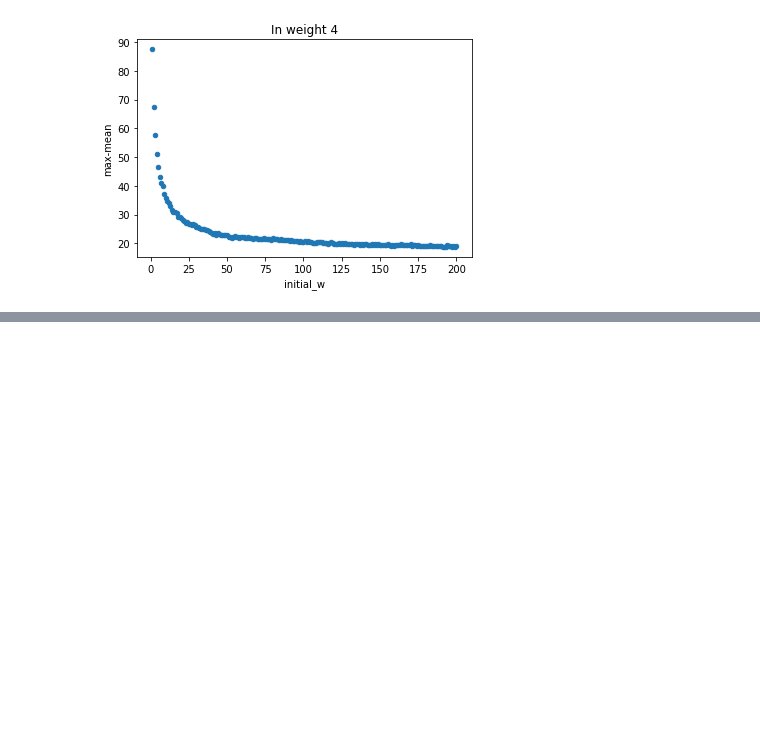
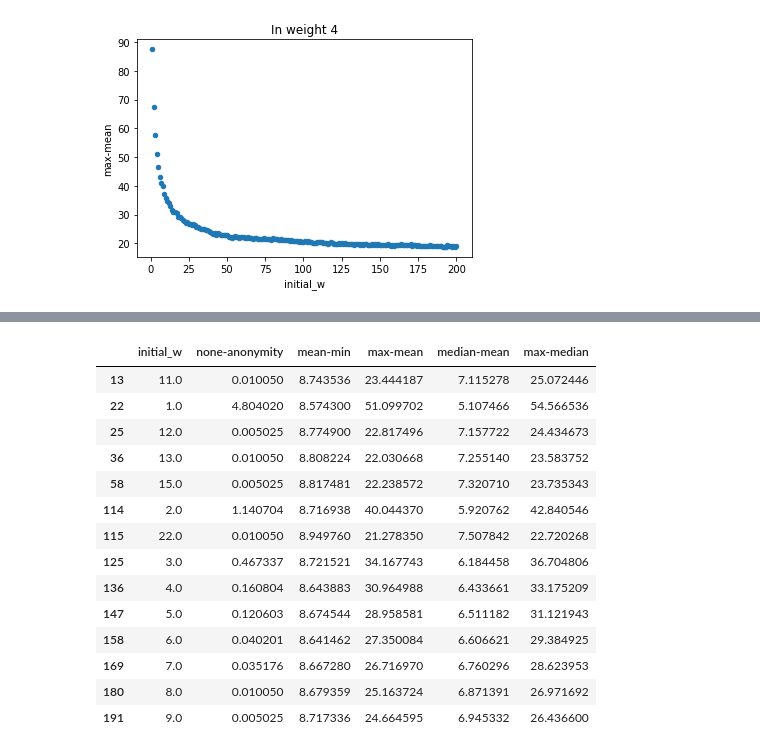
Before and after one commit to sergisi/glowing-dollop, a Jupyter notebook: notebook/Untitled.ipynb, the cells around one changed output, grey strips where cells are left out. Drawn from its saved outputs; the diff is of its cells as text; code cells hidden in the pictures; blank space fills up the shorter version.

```diff
--- a/notebook/Untitled.ipynb
+++ b/notebook/Untitled.ipynb
@@ -48,0 +70,18 @@ for i, df in dfs.items():
+# %%
+df1.loc[lambda x: x['none-anonymity'] != 0.0]
+# %% [output]
+|  | initial_w | none-anonymity | mean-min | max-mean | median-mean | max-median |
+| 13 | 11.0 | 0.010050 | 8.743536 | 23.444187 | 7.115278 | 25.072446 |
+| 22 | 1.0 | 4.804020 | 8.574300 | 51.099702 | 5.107466 | 54.566536 |
+| 25 | 12.0 | 0.005025 | 8.774900 | 22.817496 | 7.157722 | 24.434673 |
+| 36 | 13.0 | 0.010050 | 8.808224 | 22.030668 | 7.255140 | 23.583752 |
+| 58 | 15.0 | 0.005025 | 8.817481 | 22.238572 | 7.320710 | 23.735343 |
+| 114 | 2.0 | 1.140704 | 8.716938 | 40.044370 | 5.920762 | 42.840546 |
+| 115 | 22.0 | 0.010050 | 8.949760 | 21.278350 | 7.507842 | 22.720268 |
+| 125 | 3.0 | 0.467337 | 8.721521 | 34.167743 | 6.184458 | 36.704806 |
+| 136 | 4.0 | 0.160804 | 8.643883 | 30.964988 | 6.433661 | 33.175209 |
+| 147 | 5.0 | 0.120603 | 8.674544 | 28.958581 | 6.511182 | 31.121943 |
+| 158 | 6.0 | 0.040201 | 8.641462 | 27.350084 | 6.606621 | 29.384925 |
+| 169 | 7.0 | 0.035176 | 8.667280 | 26.716970 | 6.760296 | 28.623953 |
+| 180 | 8.0 | 0.010050 | 8.679359 | 25.163724 | 6.871391 | 26.971692 |
+| 191 | 9.0 | 0.005025 | 8.717336 | 24.664595 | 6.945332 | 26.436600 |
```
Also changed, not shown: parts of 5 cells of this notebook, 44 other files.
